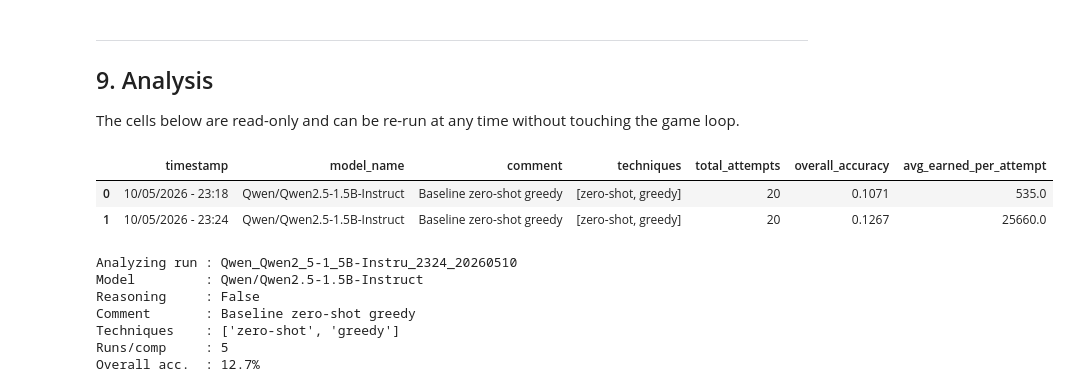
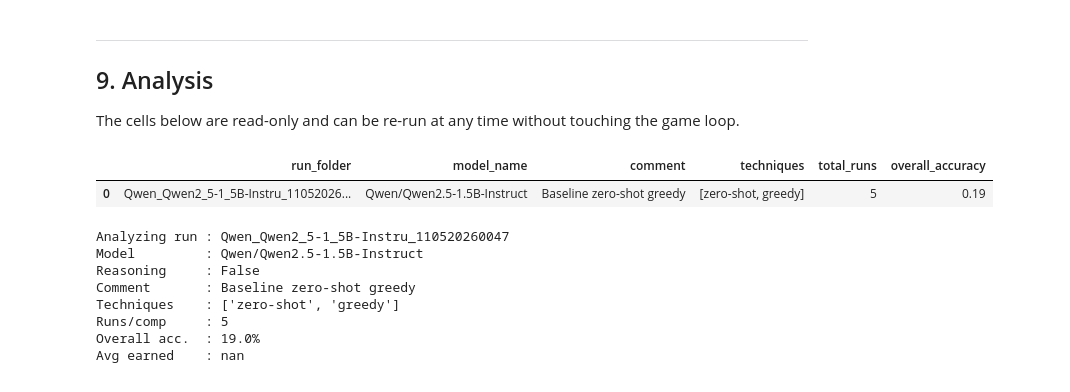
Before and after one commit to CompagnoniAndrea/polimilionaire, a Jupyter notebook: analysis.ipynb, the cells around one changed output. Cells and saved outputs as stored; diff of their text form; code cells hidden in the pictures.

```diff
--- a/analysis.ipynb
+++ b/analysis.ipynb
@@ -192,9 +192,9 @@ def save_run_summary(run_dir, all_comp_data, metadata):
         'overall_accuracy': round(correct_total / denominator_total, 4) if denominator_total > 0 else 0,
         'comp_info': per_comp,
     }
-    with open(run_dir / 'run_info.json', 'w', encoding='utf-8') as f:
+    with open(run_dir / '.run_info.json', 'w', encoding='utf-8') as f:
         json.dump(run_info, f, indent=2)
-    print('  Saved: run_info.json')
+    print('  Saved: .run_info.json')
     return run_info
 
 
@@ -204,15 +204,19 @@ def update_runs_log(runs_dir, run_folder, run_info):
     if log_path.exists():
         with open(log_path, 'r', encoding='utf-8') as f:
             entries = json.load(f)
+    competition_summary = {
+        info['name']: info['accuracy']
+        for info in run_info['comp_info'].values()
+    }
     entries.append({
         'run_folder':            run_folder,
-        'timestamp':             run_info['timestamp'],
         'model_name':            run_info['model_name'],
+        'total_runs':            run_info['num_runs_per_competition'],
+        'overall_accuracy':      run_info['overall_accuracy'],
         'reasoning':             run_info['reasoning'],
         'comment':               run_info['comment'],
         'techniques':            run_info['techniques'],
-        'num_competitions':      run_info['total_competitions'],
-        'overall_accuracy':      run_info['overall_accuracy'],
+        'competition_accuracy':  competition_summary,
     })
     with open(log_path, 'w', encoding='utf-8') as f:
         json.dump(entries, f, indent=2)
@@ -314,5 +317,5 @@ Run this cell to execute `NUM_RUNS` games for each competition. Results are save
 # %%
-# Create run folder and save metadata — the journey begins here
+# Create run folder and save metadata â€" the journey begins here
 run_dir  = create_run_folder(MODEL_NAME, RUN_COMMENT)
 metadata = save_metadata(run_dir, MODEL_NAME, REASONING, RUN_COMMENT, TECHNIQUES, NUM_RUNS)
 
@@ -334,6 +337,7 @@ for comp in comps:
         max_time = 0.0
 
         current_level = 0
+        last_correct_level = 0
 
         while session.in_progress:
             question = session.current_question
@@ -344,7 +348,7 @@ for comp in comps:
             opts    = question.options[:4]
             options_dict = {letters[i]: opts[i].text for i in range(len(opts))}
 
-            # Capture level and prize from GameState before answering —
+            # Capture level and prize from GameState before answering â€"
             # question.level defaults to 0 when the API omits the field
             current_level = session.state.current_level
             current_prize = next(
@@ -358,6 +362,9 @@ for comp in comps:
             elapsed   = time.time() - t0
             if elapsed > max_time:
                 max_time = elapsed
+
+            if result.correct:
+                last_correct_level = current_level
 
             questions_log.append({
                 'level':          current_level,
@@ -380,7 +387,7 @@ for comp in comps:
         attempts_log.append({
             'attempt':     run_idx,
             'earned':      earned,
-            'final_level': current_level-1,
+            'final_level': last_correct_level,
             'questions':   questions_log,
         })
 
@@ -443,28 +460,26 @@ Competition 1 : Ancient History and Politics | max_levels: 15
 
 The cells below are read-only and can be re-run at any time without touching the game loop.
 # %%
-# Load global runs log — all experiments, listed they are
+# Load global runs log â€" all experiments, listed they are
 log_path = RUNS_DIR / 'runs_log.json'
 if not log_path.exists():
     print('No runs_log.json found. Run the game loop first.')
 else:
     with open(log_path) as f:
         runs_log = json.load(f)
     df_runs = pd.DataFrame(runs_log)
-    display(
-        df_runs[['timestamp', 'model_name', 'comment', 'techniques',
-                  'total_attempts', 'overall_accuracy', 'avg_earned_per_attempt']]
-    )
+    cols = ['run_folder', 'model_name', 'comment', 'techniques',
+            'total_runs', 'overall_accuracy', 'avg_earned_per_attempt']
+    display(df_runs[[c for c in cols if c in df_runs.columns]])
 # %% [output]
-|  | timestamp | model_name | comment | techniques | total_attempts | overall_accuracy | avg_earned_per_attempt |
-| 0 | 10/05/2026 - 23:18 | Qwen/Qwen2.5-1.5B-Instruct | Baseline zero-shot greedy | [zero-shot, greedy] | 20 | 0.1071 | 535.0 |
-| 1 | 10/05/2026 - 23:24 | Qwen/Qwen2.5-1.5B-Instruct | Baseline zero-shot greedy | [zero-shot, greedy] | 20 | 0.1267 | 25660.0 |
+|  | run_folder | model_name | comment | techniques | total_runs | overall_accuracy |
+| 0 | Qwen_Qwen2_5-1_5B-Instru_11052026... | Qwen/Qwen2.5-1.5B-Instruct | Baseline zero-shot greedy | [zero-shot, greedy] | 5 | 0.19 |
 # %%
-# Select which run to analyze — change ANALYZE_RUN to any run_folder from the table
+# Select which run to analyze â€" change ANALYZE_RUN to any run_folder from the table
 ANALYZE_RUN = runs_log[-1]['run_folder']   # defaults to most recent
 run_path = RUNS_DIR / ANALYZE_RUN
 
-with open(run_path / 'run_info.json') as f:
+with open(run_path / '.run_info.json') as f:
     run_meta = json.load(f)
 
 print('Analyzing run :', ANALYZE_RUN)
@@ -474,12 +489,14 @@ print('Comment       :', run_meta['comment'])
 print('Techniques    :', run_meta['techniques'])
 print('Runs/comp     :', run_meta['num_runs_per_competition'])
 print('Overall acc.  :', '{:.1%}'.format(run_meta.get('overall_accuracy', float('nan'))))
+print('Avg earned    :', '{:.0f}'.format(run_meta.get('avg_earned_per_attempt', float('nan'))))
 # %% [output]
-Analyzing run : Qwen_Qwen2_5-1_5B-Instru_2324_20260510
+Analyzing run : Qwen_Qwen2_5-1_5B-Instru_110520260047
 Model         : Qwen/Qwen2.5-1.5B-Instruct
 Reasoning     : False
 Comment       : Baseline zero-shot greedy
 Techniques    : ['zero-shot', 'greedy']
 Runs/comp     : 5
-Overall acc.  : 12.7%
+Overall acc.  : 19.0%
+Avg earned    : nan
 # %%
```
Also changed, not shown: parts of 9 cells of this notebook.
